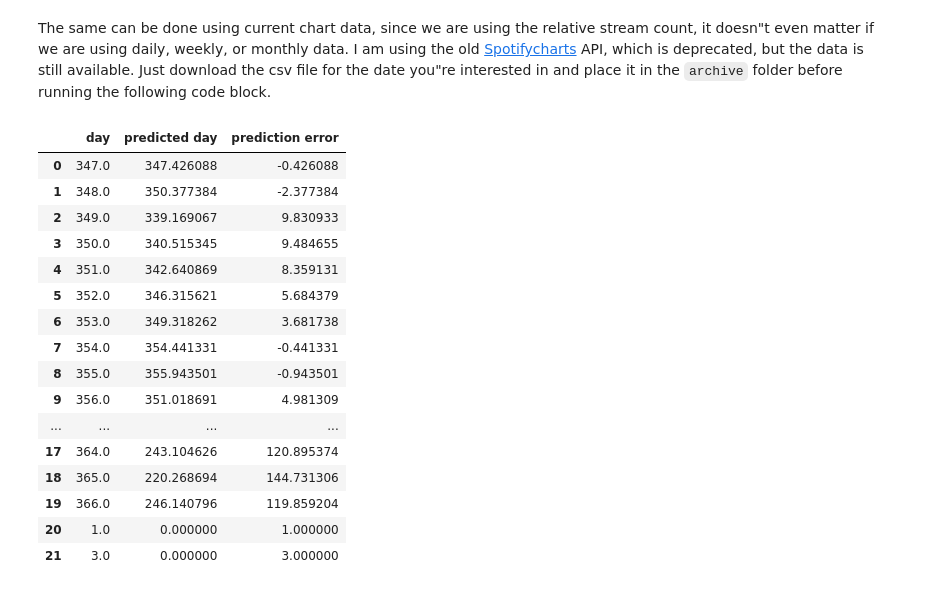
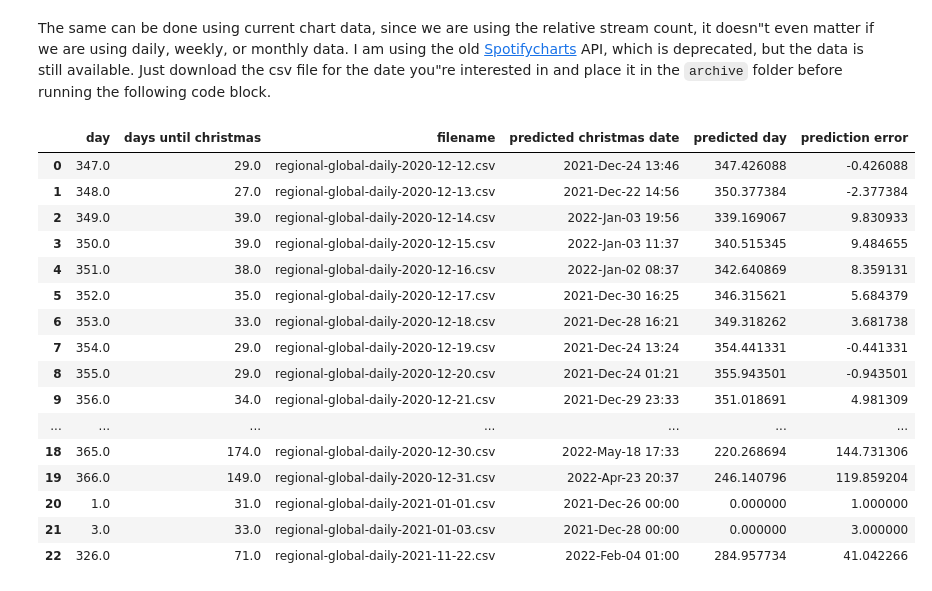
Before and after one commit to missing-user/christmasPredictor, a Jupyter notebook: index.ipynb, the cells around one changed output. Drawn from its saved outputs; the diff is of its cells as text; code cells hidden in the pictures.

Commit message:
added readme and todays csv

```diff
--- a/index.ipynb
+++ b/index.ipynb
@@ -247,49 +247,57 @@ The same can be done using current chart data, since we are using the relative s
 # This function will bring it into the same format we used throughout the notebook.
 def read_current_data(filepath):
   df_c = pd.read_csv(filepath,skiprows = 1)
   date_string = re.search(r"\d{4}-\d{2}-\d{2}", filepath).group(0)
   # load the date strings as datetime objects
   df_c["date"] = pd.to_datetime(date_string)
   df_c = df_c.set_index("date")
 
   # drop other dataframe columns that aren"t of interest
   df_c.drop(["URL"], axis=1, inplace=True)
   df_c.rename(columns={"Track Name": "Track"}, inplace=True)
 
   df_c["Artist"] = df_c["Artist"].astype("string")
   df_c["Track"] = df_c["Track"].astype("string").str.lower()
   return df_c
 
 import os
 
 path = os.path.realpath(os.getcwd()+"/archive")
-results_df = pd.DataFrame(columns=["day", "predicted day", "prediction error"])
+results_df = pd.DataFrame()
 files= list(os.walk(path))[0][2]
 for f in files:
   if(re.match(r"regional-global-daily-",f)):
     file_df = read_current_data(path+"//"+f)
     predicted_day = day_from_score(df_to_score(file_df)[0])
     real_day = file_df.index[0].dayofyear
+
+    expected_christmas = datetime.datetime(datetime.date.today().year, 12, 25)
+    pred_christmas_date = expected_christmas + datetime.timedelta(days=real_day - predicted_day)
+    days_until_christmas = (pred_christmas_date.date() - datetime.date.today()).days
+
     results_df = results_df.append({"day": real_day,
                                     "predicted day": predicted_day,
-                                    "prediction error": real_day - predicted_day}, ignore_index=True)
+                                    "prediction error": (real_day - predicted_day),
+                                    "days until christmas": days_until_christmas,
+                                    "predicted christmas date":pred_christmas_date.strftime("%Y-%h-%d %H:%M"),
+                                    "filename":f}, ignore_index=True)
     # print("day: {:0.1f} \t predicted day: {:0.1f} \t prediction error: {:0.1f}\t ".format(real_day, predicted_day, real_day-predicted_day))
 results_df
 # %% [output]
-|  | day | predicted day | prediction error |
-| 0 | 347.0 | 347.426088 | -0.426088 |
-| 1 | 348.0 | 350.377384 | -2.377384 |
-| 2 | 349.0 | 339.169067 | 9.830933 |
-| 3 | 350.0 | 340.515345 | 9.484655 |
-| 4 | 351.0 | 342.640869 | 8.359131 |
-| 5 | 352.0 | 346.315621 | 5.684379 |
-| 6 | 353.0 | 349.318262 | 3.681738 |
-| 7 | 354.0 | 354.441331 | -0.441331 |
-| 8 | 355.0 | 355.943501 | -0.943501 |
-| 9 | 356.0 | 351.018691 | 4.981309 |
-| ... | ... | ... | ... |
-| 17 | 364.0 | 243.104626 | 120.895374 |
-| 18 | 365.0 | 220.268694 | 144.731306 |
-| 19 | 366.0 | 246.140796 | 119.859204 |
-| 20 | 1.0 | 0.000000 | 1.000000 |
-| 21 | 3.0 | 0.000000 | 3.000000 |
+|  | day | days until christmas | filename | predicted christmas date | predicted day | prediction error |
+| 0 | 347.0 | 29.0 | regional-global-daily-2020-12-12.csv | 2021-Dec-24 13:46 | 347.426088 | -0.426088 |
+| 1 | 348.0 | 27.0 | regional-global-daily-2020-12-13.csv | 2021-Dec-22 14:56 | 350.377384 | -2.377384 |
+| 2 | 349.0 | 39.0 | regional-global-daily-2020-12-14.csv | 2022-Jan-03 19:56 | 339.169067 | 9.830933 |
+| 3 | 350.0 | 39.0 | regional-global-daily-2020-12-15.csv | 2022-Jan-03 11:37 | 340.515345 | 9.484655 |
+| 4 | 351.0 | 38.0 | regional-global-daily-2020-12-16.csv | 2022-Jan-02 08:37 | 342.640869 | 8.359131 |
+| 5 | 352.0 | 35.0 | regional-global-daily-2020-12-17.csv | 2021-Dec-30 16:25 | 346.315621 | 5.684379 |
+| 6 | 353.0 | 33.0 | regional-global-daily-2020-12-18.csv | 2021-Dec-28 16:21 | 349.318262 | 3.681738 |
+| 7 | 354.0 | 29.0 | regional-global-daily-2020-12-19.csv | 2021-Dec-24 13:24 | 354.441331 | -0.441331 |
+| 8 | 355.0 | 29.0 | regional-global-daily-2020-12-20.csv | 2021-Dec-24 01:21 | 355.943501 | -0.943501 |
+| 9 | 356.0 | 34.0 | regional-global-daily-2020-12-21.csv | 2021-Dec-29 23:33 | 351.018691 | 4.981309 |
+| ... | ... | ... | ... | ... | ... | ... |
+| 18 | 365.0 | 174.0 | regional-global-daily-2020-12-30.csv | 2022-May-18 17:33 | 220.268694 | 144.731306 |
+| 19 | 366.0 | 149.0 | regional-global-daily-2020-12-31.csv | 2022-Apr-23 20:37 | 246.140796 | 119.859204 |
+| 20 | 1.0 | 31.0 | regional-global-daily-2021-01-01.csv | 2021-Dec-26 00:00 | 0.000000 | 1.000000 |
+| 21 | 3.0 | 33.0 | regional-global-daily-2021-01-03.csv | 2021-Dec-28 00:00 | 0.000000 | 3.000000 |
+| 22 | 326.0 | 71.0 | regional-global-daily-2021-11-22.csv | 2022-Feb-04 01:00 | 284.957734 | 41.042266 |
```
Also changed, not shown: parts of 3 cells of this notebook, 4 other files.
